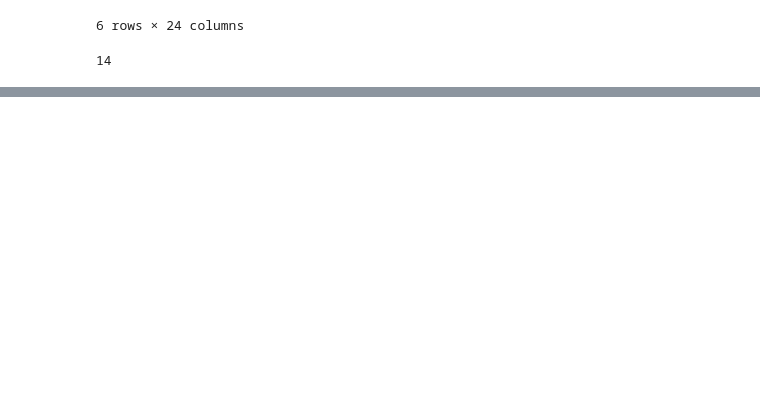
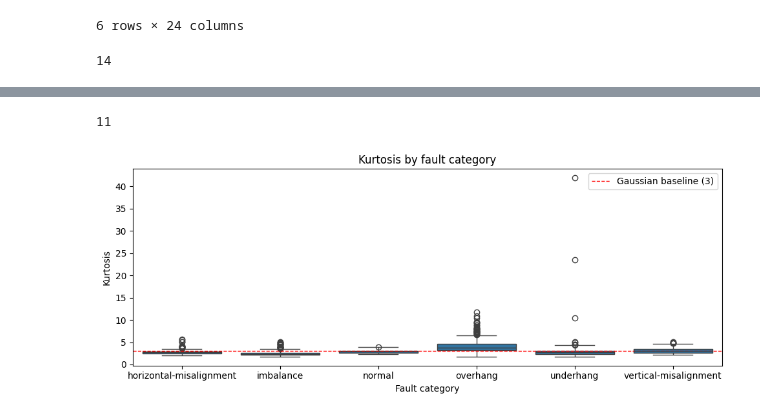
Before and after one commit to victorsillerico/fault-diagnosis-machinery, a Jupyter notebook: notebooks/phase1/02_time_domain.ipynb, the cells around one changed output, grey strips where cells are left out. Cells and saved outputs as stored; diff of their text form; code cells hidden in the pictures; blank space fills up the shorter version.

```diff
--- a/notebooks/phase1/02_time_domain.ipynb
+++ b/notebooks/phase1/02_time_domain.ipynb
@@ -173,3 +173,22 @@ for _, row in tqdm(df_metadata.iterrows(), total=len(df_metadata)):
     })
 
 features_df = pd.DataFrame(my_records)
+# %%
+5+6
+# %% [output]
+11
+# %%
+import seaborn as sns
+fig, ax = plt.subplots(figsize=(10, 4))
+
+sns.boxplot(data=features_df, x="fault_category", y="kurtosis", ax=ax)
+
+ax.axhline(3, color="red", linestyle="--", linewidth=1, label="Gaussian baseline (3)")
+ax.set_title("Kurtosis by fault category")
+ax.set_xlabel("Fault category")
+ax.set_ylabel("Kurtosis")
+ax.legend()
+plt.tight_layout()
+plt.show()
+# %% [output]
+[figure, added]
```
Also changed, not shown: parts of 2 cells of this notebook.
